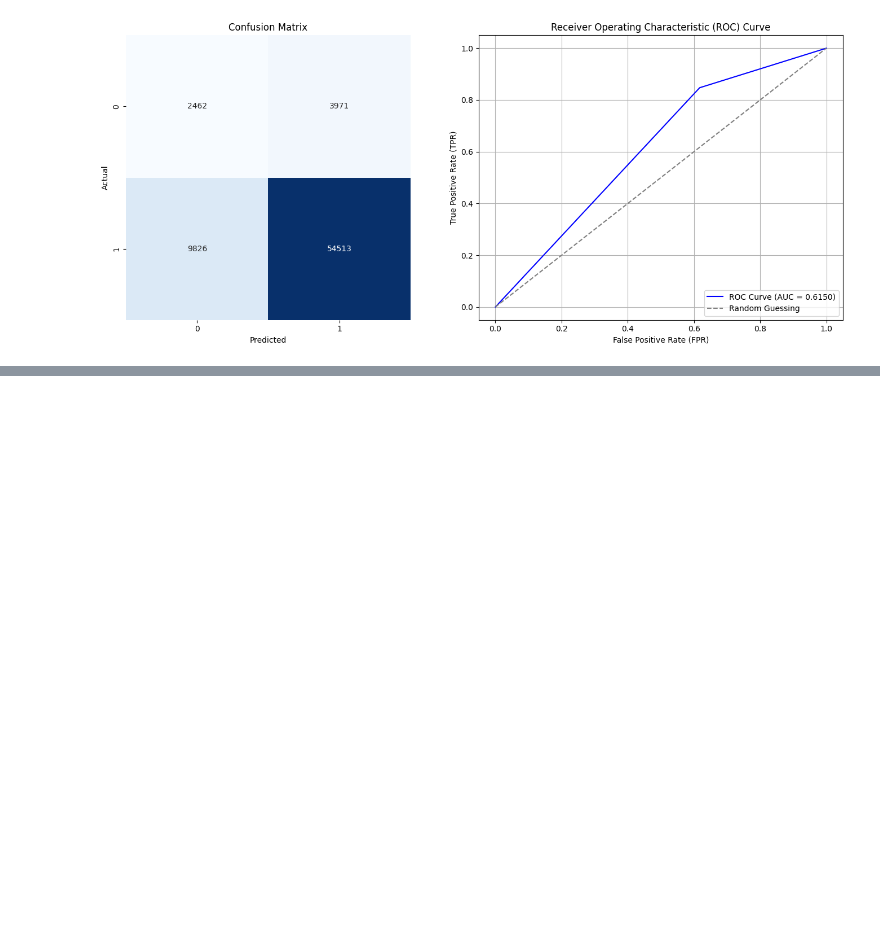
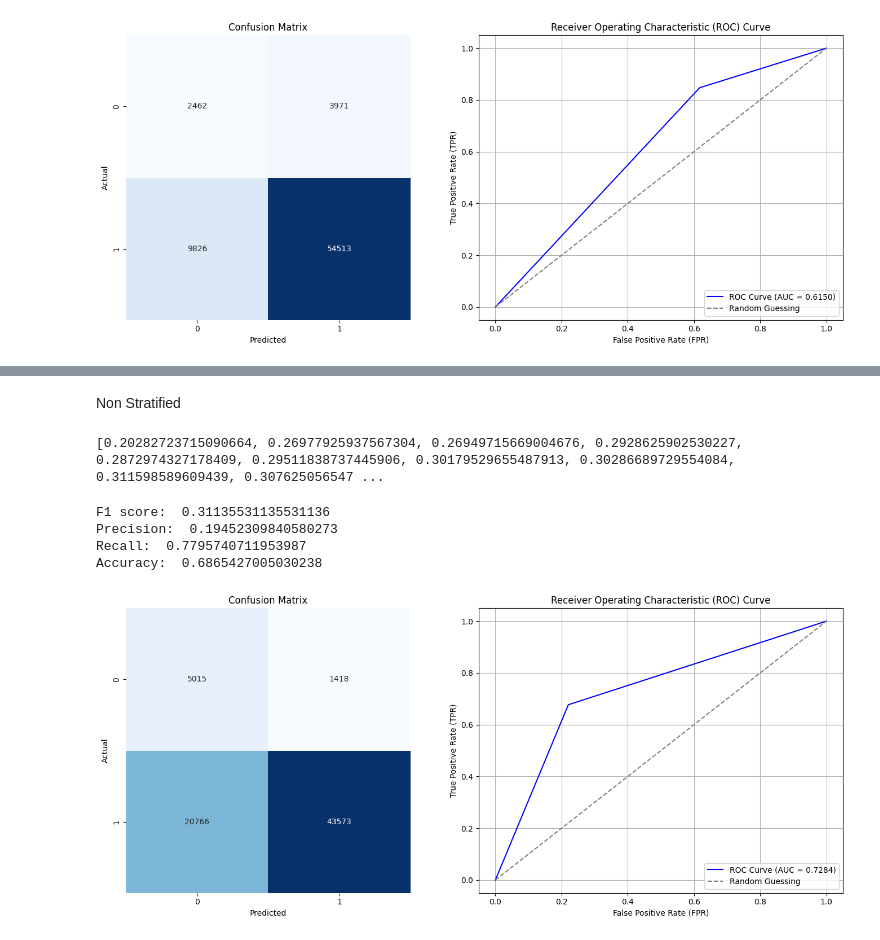
Before and after one commit to Barb02/IDS_project, a Jupyter notebook: customer.ipynb, the cells around one changed output, grey strips where cells are left out. Drawn from its saved outputs; the diff is of its cells as text; code cells hidden in the pictures; blank space fills up the shorter version.

```diff
--- a/customer.ipynb
+++ b/customer.ipynb
@@ -646,0 +744,27 @@ Accuracy:  0.8050500197818347
+# %% [markdown]
+Non Stratified
+# %%
+kf = KFold(n_splits=5, shuffle=True, random_state=42)
+max_depth_values = range(1, 20)
+mean_f1_scores = []
+f1_label_0 = make_scorer(f1_score, pos_label=0, average="binary")
+
+for depth in max_depth_values:
+    dt = DecisionTreeClassifier(max_depth=depth,class_weight='balanced', random_state=42)
+    scores = cross_val_score(dt, X, y, cv=kf, scoring=f1_label_0)
+    mean_f1_scores.append(scores.mean())
+
+print(mean_f1_scores)
+# %% [output]
+[0.20282723715090664, 0.26977925937567304, 0.26949715669004676, 0.2928625902530227, 0.2872974327178409, 0.29511838737445906, 0.30179529655487913, 0.30286689729554084, 0.311598589609439, 0.307625056547 ...
+# %%
+dt = DecisionTreeClassifier(max_depth=9, class_weight='balanced', random_state=42)
+y_pred = cross_val_predict(dt, X, y, cv=kf)
+# %%
+evaluation(y,y_pred)
+# %% [output]
+F1 score:  0.31135531135531136
+Precision:  0.19452309840580273
+Recall:  0.7795740711953987
+Accuracy:  0.6865427005030238
+[figure, added]
```
Also changed, not shown: parts of 18 cells of this notebook.
